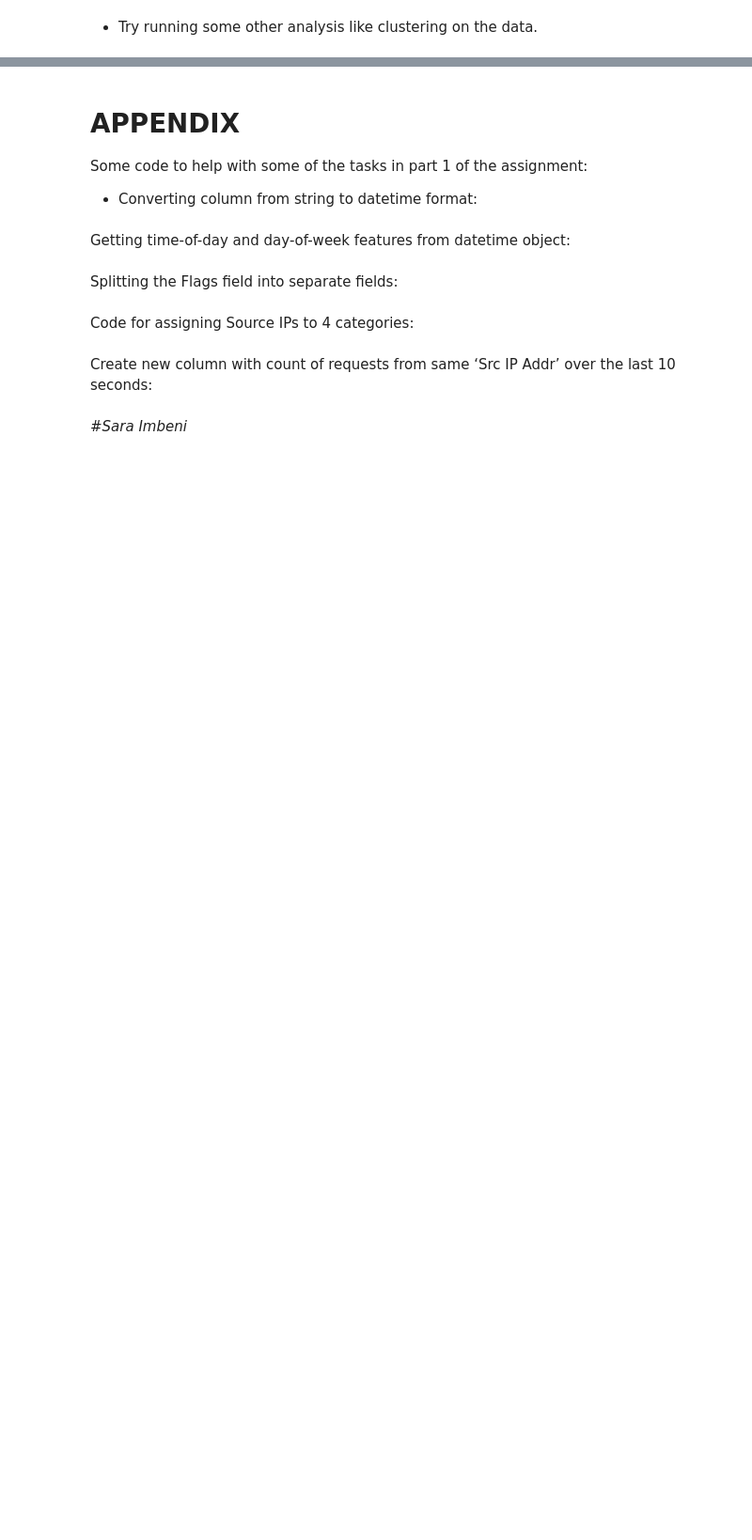
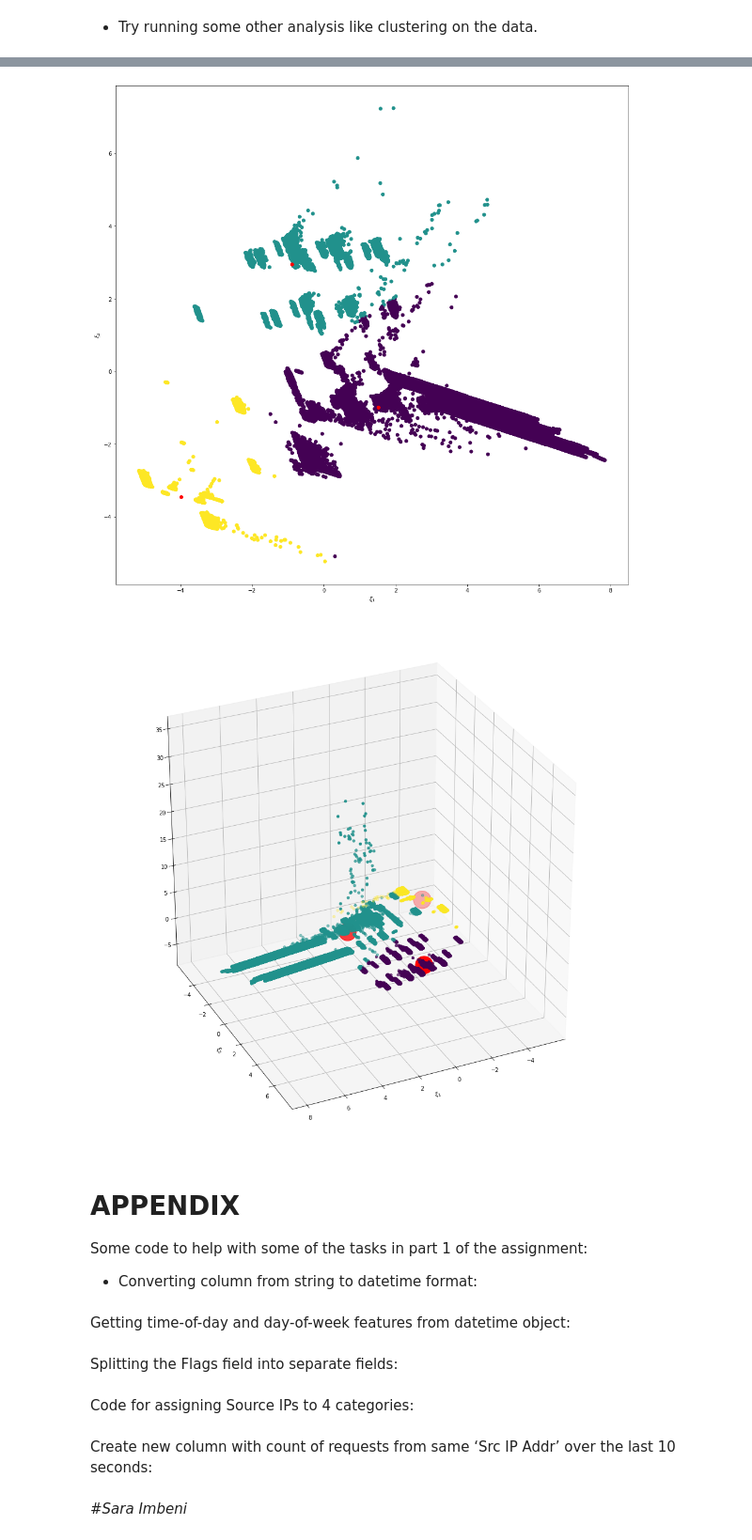
Before and after one commit to minellogiacomo/Artificial-Intelligence-for-Security, a Jupyter notebook: AI4S1.ipynb, the cells around one changed output, grey strips where cells are left out. Shown at 94% size. Drawn from its saved outputs; the diff is of its cells as text; code cells hidden in the pictures; blank space fills up the shorter version.

```diff
--- a/AI4S1.ipynb
+++ b/AI4S1.ipynb
@@ -971,3 +1214,43 @@ sorted(zip(clf_dt.feature_importances_,df_one_hot.drop(['Date first seen','Src P
+# %%
+from mpl_toolkits.mplot3d import Axes3D
+from sklearn.pipeline import Pipeline
+from sklearn.decomposition import PCA
+from sklearn.preprocessing import StandardScaler
+
+pca = PCA(n_components=2)
+pipe = Pipeline([('scaler', StandardScaler()), ('dim-red', pca)])
+Xt = pipe.fit_transform(df_one_hot.drop(['Date first seen','Src IP Addr','Dst IP Addr','Flags','class','attackType','attackID','attackDescription'],axis=1))
+kmeans = KMeans(n_clusters=3).fit(
+    Xt
+)
+clusters = kmeans.predict(Xt)
+
+fig, ax = plt.subplots(figsize=(17, 17))
+ax.scatter(*Xt.T,c=clusters)
+ax.scatter(*kmeans.cluster_centers_.T,c='red')
+ax.set_xlabel('$\\xi_1$')
+ax.set_ylabel('$\\xi_2$')
+plt.show()
+
+pca = PCA(n_components=3)
+pipe = Pipeline([('scaler', StandardScaler()), ('dim-red', pca)])
+Xt = pipe.fit_transform(df_one_hot.drop(['Date first seen','Src IP Addr','Dst IP Addr','Flags','class','attackType','attackID','attackDescription'],axis=1))
+kmeans = KMeans(n_clusters=3).fit(
+    Xt
+)
+clusters = kmeans.predict(Xt)
+
+fig = plt.figure(figsize=(17, 17))
+ax = fig.add_subplot( projection='3d')
+ax.scatter(*Xt.T,c=clusters)
+ax.scatter(*kmeans.cluster_centers_.T,c='red',s=1000)
+ax.set_xlabel('$\\xi_1$')
+ax.set_ylabel('$\\xi_2$')
+ax.view_init(30,65)
+plt.show()
+# %% [output]
+[figure, added]
+[figure, added]
 # %% [markdown]
 # APPENDIX
 Some code to help with some of the tasks in part 1 of the assignment:
```
Also changed, not shown: parts of 35 cells of this notebook.
